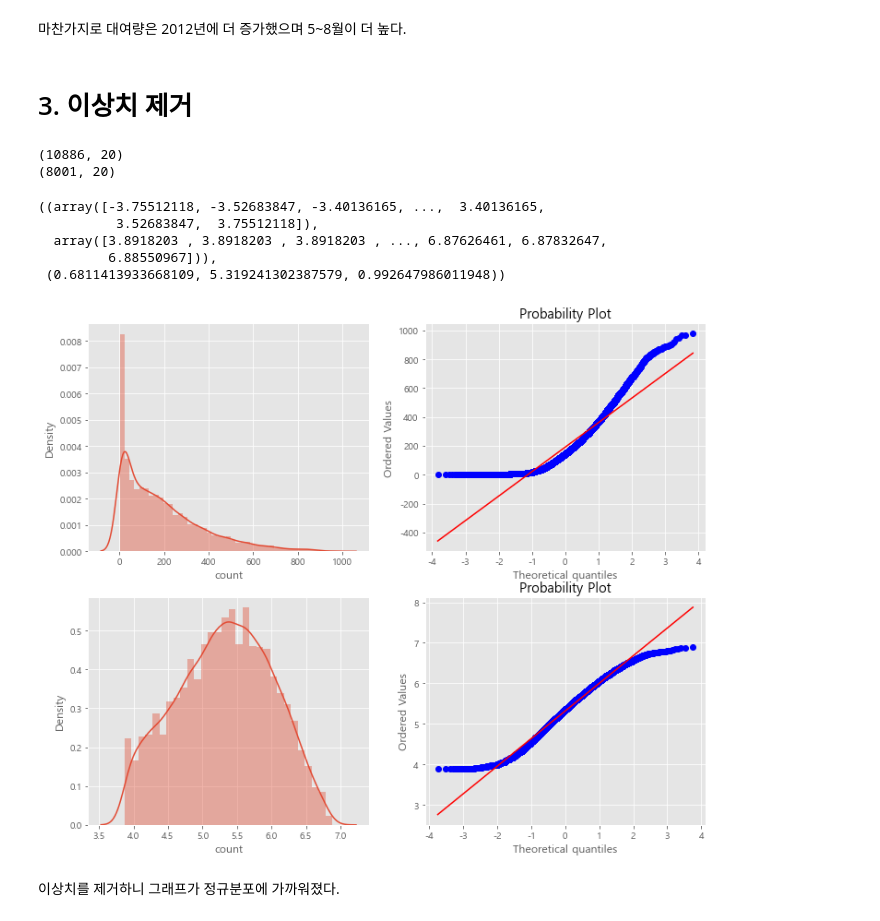
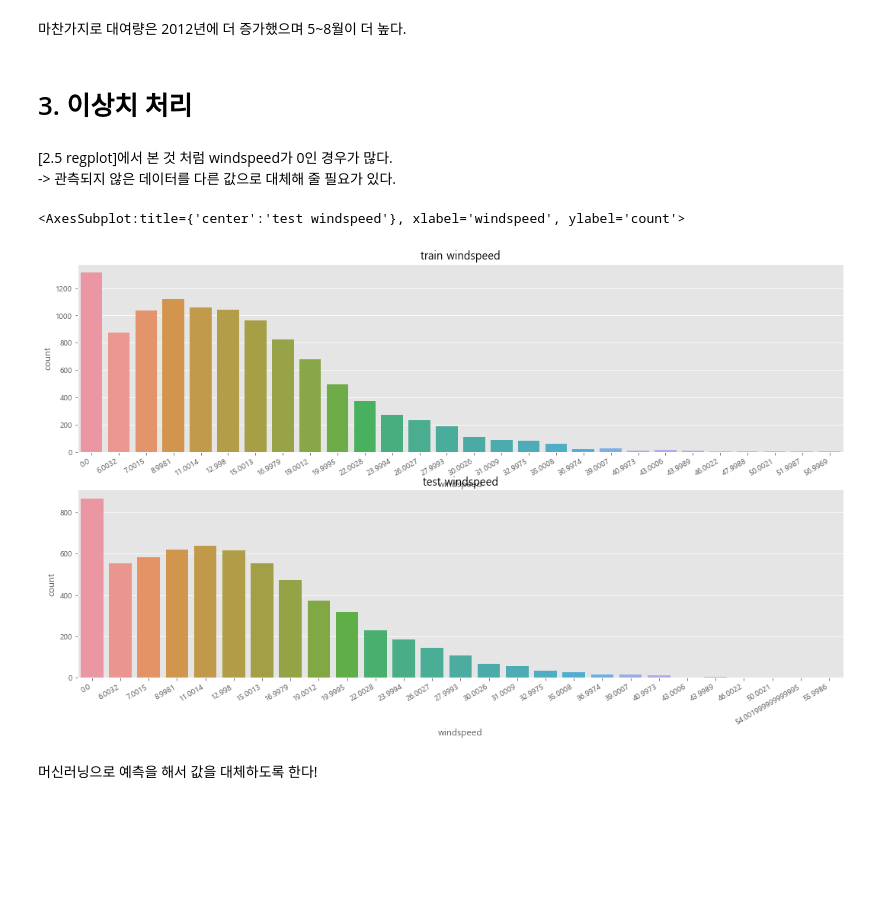
Before and after one commit to Jeong-Bin/DA-PROJECT, a Jupyter notebook: PROJECT_5 자전거 대여 수요 예측.ipynb, the cells around one changed output. Cells and saved outputs as stored; diff of their text form; code cells hidden in the pictures; blank space fills up the shorter version.

```diff
--- a/PROJECT_5 자전거 대여 수요 예측.ipynb
+++ b/PROJECT_5 자전거 대여 수요 예측.ipynb
@@ -23,3 +23,6 @@ train = pd.read_csv('./data/bike-sharing-demand/train.csv', parse_dates=['dateti
 train.shape                                       # parse_dates를 이용해 datetime형식으로 불러오기
 # %% [output]
 (10886, 12)
+# %%
+test = pd.read_csv('./data/bike-sharing-demand/test.csv', parse_dates=['datetime'])
+test.shape
@@ -115,0 +122,9 @@ train.shape
+# %%
+test['year'] = test['datetime'].dt.year
+test['month'] = test['datetime'].dt.month
+test['day'] = test['datetime'].dt.day
+test['hour'] = test['datetime'].dt.hour
+test['minute'] = test['datetime'].dt.minute
+test['second'] = test['datetime'].dt.second
+test['dayofweek'] = test['datetime'].dt.dayofweek
+test.shape
@@ -328,31 +328,25 @@ sns.barplot(data=train, x='year_month', y='count', ax=ax3)
 # %% [markdown]
 마찬가지로 대여량은 2012년에 더 증가했으며 5~8월이 더 높다.
 # %% [markdown]
-# 3. 이상치 제거
+# 3. 이상치 처리
-# %%
-trainWithoutOutliers = train[np.abs(train['count'] - train['count'].mean()) <= (3*train['count'])]
-
-print(train.shape)
-print(trainWithoutOutliers.shape)
-
-# 약 2800개의 데이터 제거
-# %% [output]
-(10886, 20)
-(8001, 20)
-# %%
-figure, axes = plt.subplots(ncols=2, nrows=2)
-figure.set_size_inches(12, 10)
-
-sns.distplot(train['count'], ax=axes[0][0])
-stats.probplot(train['count'], dist='norm', fit=True, plot=axes[0][1])
-sns.distplot(np.log(trainWithoutOutliers['count']), ax=axes[1][0])
-stats.probplot(np.log1p(trainWithoutOutliers['count']), dist='norm', fit=True, plot=axes[1][1])
-# %% [output]
-((array([-3.75512118, -3.52683847, -3.40136165, ...,  3.40136165,
-          3.52683847,  3.75512118]),
-  array([3.8918203 , 3.8918203 , 3.8918203 , ..., 6.87626461, 6.87832647,
-         6.88550967])),
- (0.6811413933668109, 5.319241302387579, 0.992647986011948))
-[figure, removed]
-# %% [markdown]
-이상치를 제거하니 그래프가 정규분포에 가까워졌다.
+# %% [markdown]
+[2.5 regplot]에서 본 것 처럼  windspeed가 0인 경우가 많다. <br>
+-> 관측되지 않은 데이터를 다른 값으로 대체해 줄 필요가 있다.
+# %%
+fig, axes = plt.subplots(nrows=2)
+fig.set_size_inches(18,10)
+
+plt.sca(axes[0])
+plt.xticks(rotation=30, ha='right')
+axes[0].set(ylabel='Count', title='train windspeed')
+sns.countplot(data=train, x='windspeed', ax=axes[0])
+
+plt.sca(axes[1])
+plt.xticks(rotation=30, ha='right')
+axes[1].set(ylabel='Count', title='test windspeed')
+sns.countplot(data=test, x='windspeed', ax=axes[1])
+# %% [output]
+<AxesSubplot:title={'center':'test windspeed'}, xlabel='windspeed', ylabel='count'>
+[figure, added]
+# %% [markdown]
+머신러닝으로 예측을 해서 값을 대체하도록 한다!
```
Also changed, not shown: parts of 8 cells of this notebook.
